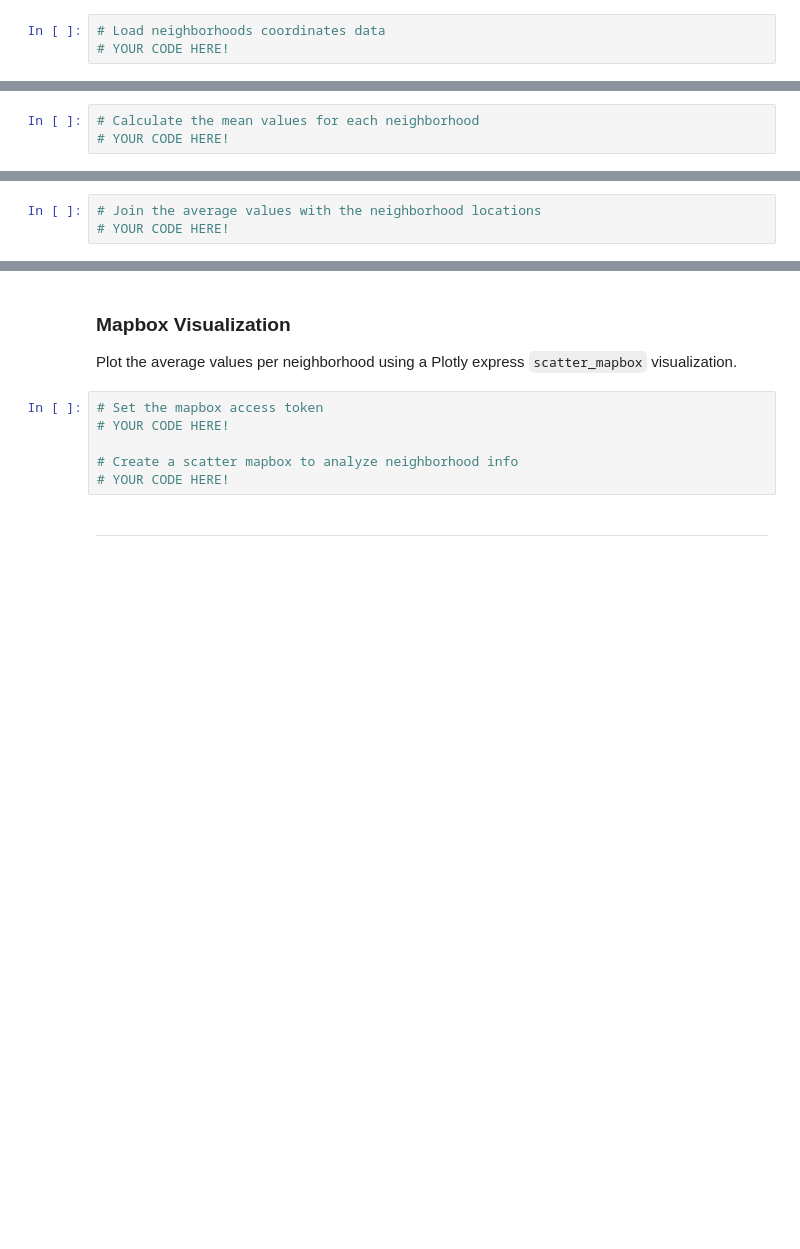
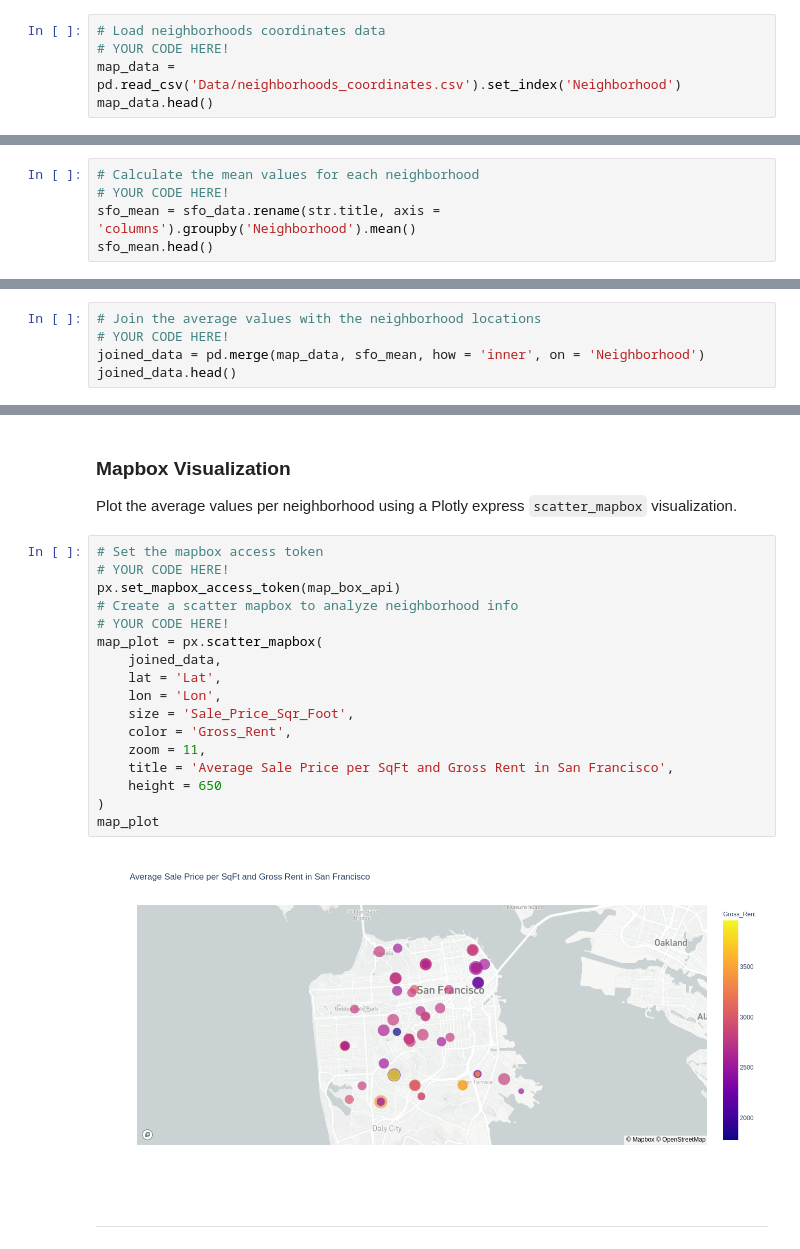
Before and after one commit to jdfwsp/pythonic_monopoly, a Jupyter notebook: Starter_Code/rental_analysis.ipynb, the cells around one changed output, grey strips where cells are left out. Saved outputs shown, nothing was run; the diff lists cells and outputs as text; blank space fills up the shorter version.

Commit message:
Plots Map

```diff
--- a/Starter_Code/rental_analysis.ipynb
+++ b/Starter_Code/rental_analysis.ipynb
@@ -225,3 +220,5 @@ In this section, you will read in neighborhoods location data and build an inter
 # %%
 # Load neighborhoods coordinates data
 # YOUR CODE HERE!
+map_data = pd.read_csv('Data/neighborhoods_coordinates.csv').set_index('Neighborhood')
+map_data.head()
@@ -236,3 +241,5 @@ You will need to join the location data with the mean values per neighborhood.
 # %%
 # Calculate the mean values for each neighborhood
 # YOUR CODE HERE!
+sfo_mean = sfo_data.rename(str.title, axis = 'columns').groupby('Neighborhood').mean()
+sfo_mean.head()
@@ -239,3 +254,5 @@ You will need to join the location data with the mean values per neighborhood.
 # %%
 # Join the average values with the neighborhood locations
 # YOUR CODE HERE!
+joined_data = pd.merge(map_data, sfo_mean, how = 'inner', on = 'Neighborhood')
+joined_data.head()
@@ -246,9 +271,22 @@ Plot the average values per neighborhood using a Plotly express `scatter_mapbox`
 # %%
 # Set the mapbox access token
 # YOUR CODE HERE!
-
+px.set_mapbox_access_token(map_box_api)
 # Create a scatter mapbox to analyze neighborhood info
 # YOUR CODE HERE!
+map_plot = px.scatter_mapbox(
+    joined_data,
+    lat = 'Lat',
+    lon = 'Lon',
+    size = 'Sale_Price_Sqr_Foot',
+    color = 'Gross_Rent',
+    zoom = 11,
+    title = 'Average Sale Price per SqFt and Gross Rent in San Francisco',
+    height = 650
+)
+map_plot
+# %% [output]
+[figure, added]
 # %% [markdown]
 - - -
 # %% [markdown]
```
Also changed, not shown: parts of 4 cells of this notebook.
